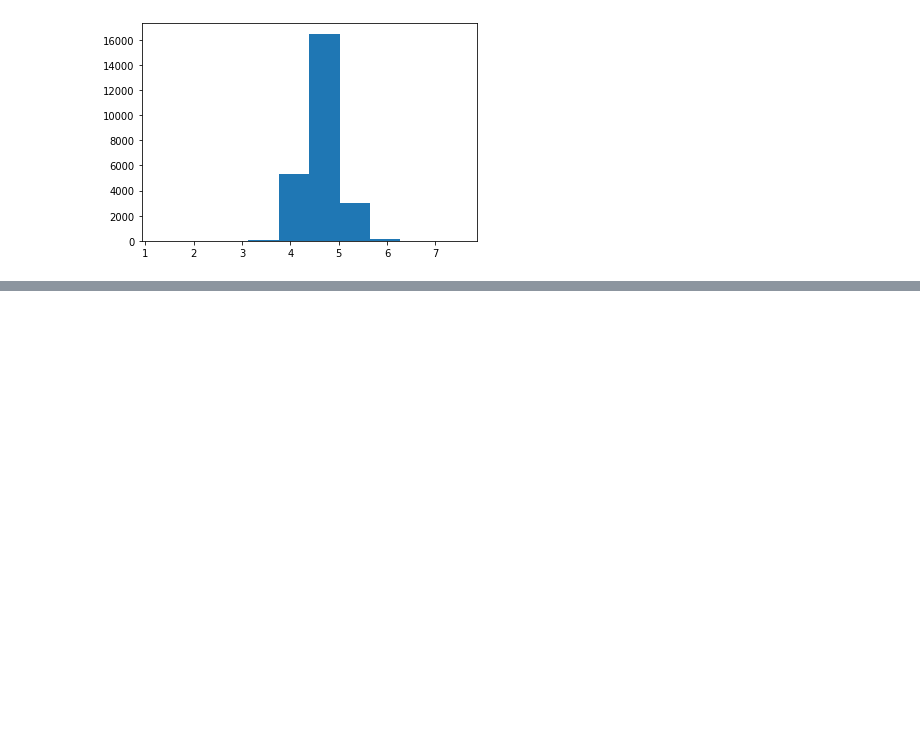
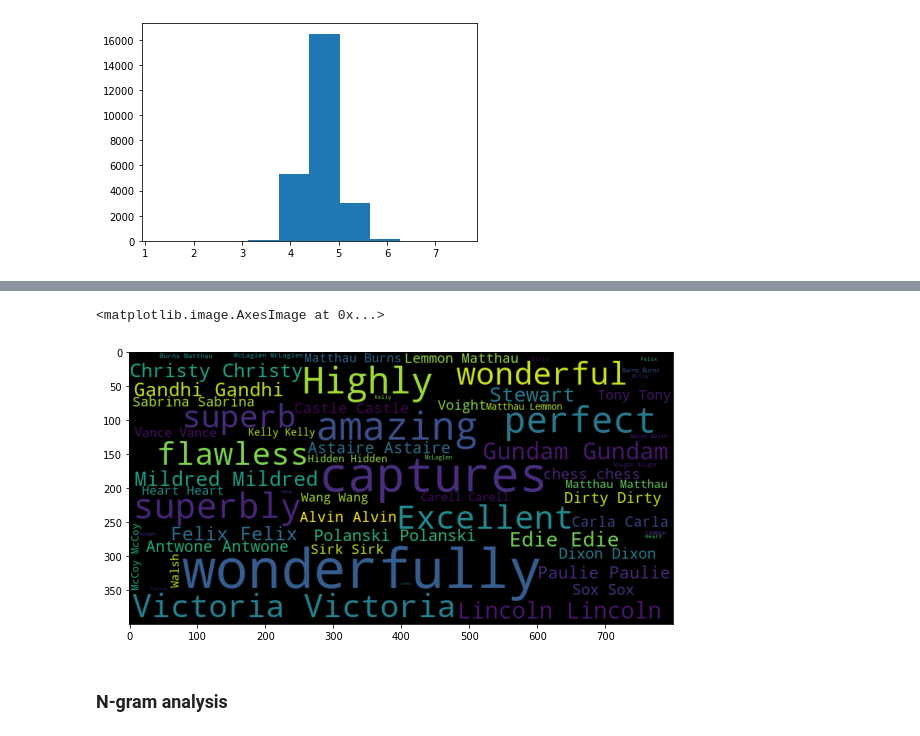
Before and after one commit to adib0073/Educative_SSDS_course, a Jupyter notebook: notebooks/Text_Analytics_Tutorial.ipynb, the cells around one changed output, grey strips where cells are left out. Drawn from its saved outputs; the diff is of its cells as text; code cells hidden in the pictures; blank space fills up the shorter version.

```diff
--- a/notebooks/Text_Analytics_Tutorial.ipynb
+++ b/notebooks/Text_Analytics_Tutorial.ipynb
@@ -148,0 +258,10 @@ plt.hist(np.array(avg_len_words))
+# %%
+most_freq_pos = COM_DIST.sort_values(by='ratio',ascending=False).head(50).index
+
+wordcloud.generate(' '.join([w for w in POS_WORDS if w in most_freq_pos.tolist()]))
+plt.imshow(wordcloud)
+# %% [output]
+<matplotlib.image.AxesImage at 0x...>
+[figure, added]
+# %% [markdown]
+### N-gram analysis
```
Also changed, not shown: parts of 15 cells of this notebook.
